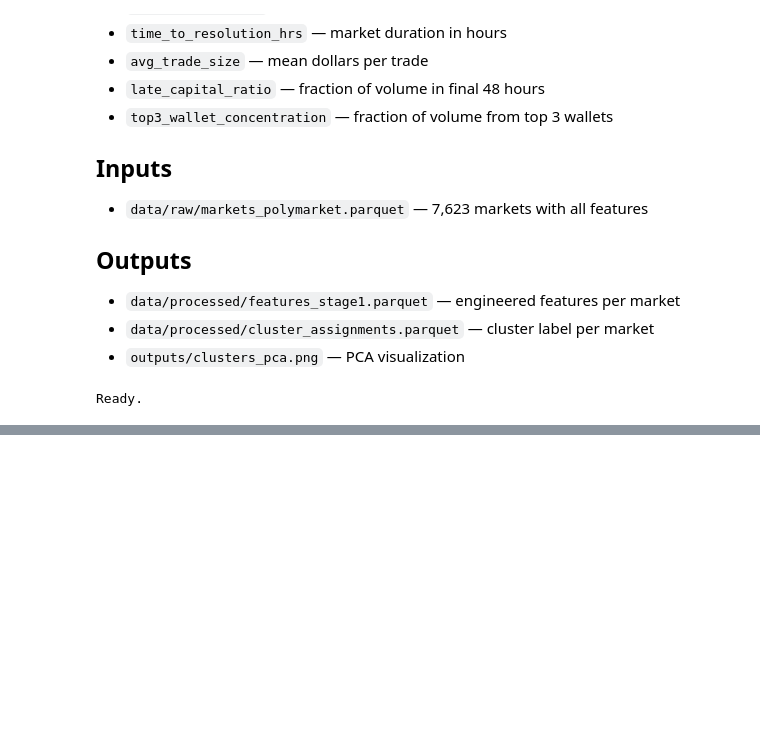
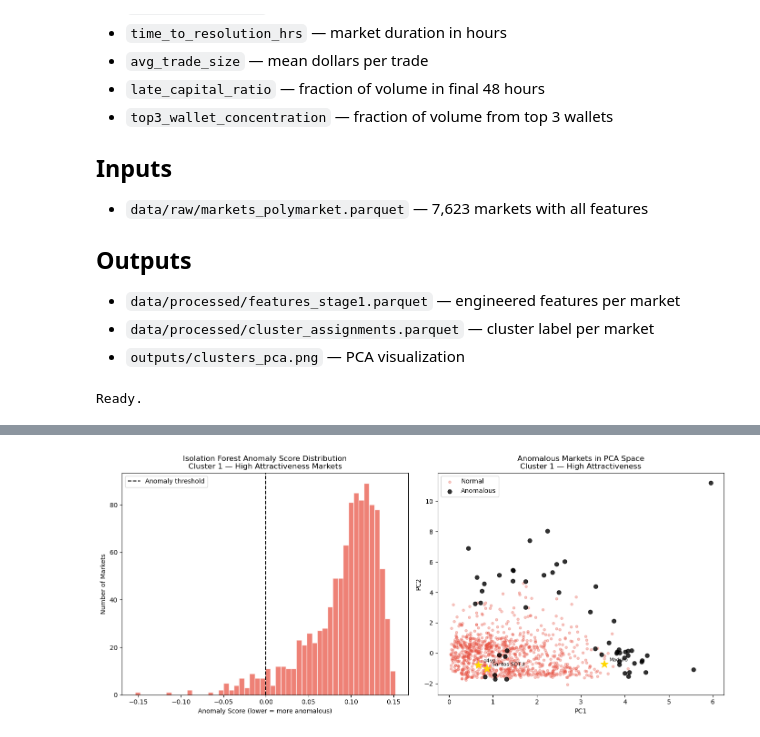
Before and after one commit to corbettbw/prediction-market-insider, a Jupyter notebook: notebooks/k_means_clustering.ipynb, the cells around one changed output, grey strips where cells are left out. Cells and saved outputs as stored; diff of their text form; code cells hidden in the pictures; blank space fills up the shorter version.

```diff
--- a/notebooks/k_means_clustering.ipynb
+++ b/notebooks/k_means_clustering.ipynb
@@ -297,27 +302,27 @@ Explained variance: 62.2%
 
 from sklearn.ensemble import IsolationForest
 
-# Filter to Cluster 0 markets only
-cluster0 = df[df["cluster"] == 0].copy()
+# Filter to Cluster 1 markets only
+cluster1 = df[df["cluster"] == 1].copy()
 
 # Feature set for Isolation Forest
-if_features = ["opening_price", "log_trading_intensity", "log_avg_trade_size",
+if_features = ["uncertainty", "log_trading_intensity", "log_avg_trade_size",
                "late_capital_ratio", "top3_wallet_concentration", "velocity_ratio"]
 
-X_if = scaler.transform(cluster0[if_features])
+X_if = scaler.transform(cluster1[if_features])
 
 # Run Isolation Forest
 iso = IsolationForest(n_estimators=100, contamination=0.05, random_state=42)
-cluster0["anomaly_score"] = iso.fit_predict(X_if)
-cluster0["anomaly_raw"] = iso.decision_function(X_if)
+cluster1["anomaly_score"] = iso.fit_predict(X_if)
+cluster1["anomaly_raw"] = iso.decision_function(X_if)
 
 # -1 = anomaly, 1 = normal
-print(f"Anomalies detected: {(cluster0['anomaly_score'] == -1).sum()}")
-print(f"Normal markets: {(cluster0['anomaly_score'] == 1).sum()}")
+print(f"Anomalies detected: {(cluster1['anomaly_score'] == -1).sum()}")
+print(f"Normal markets: {(cluster1['anomaly_score'] == 1).sum()}")
 
 # Show most anomalous markets
 print("\nAll anomalous markets:")
-print(cluster0.nsmallest(54, "anomaly_raw")[["question", "anomaly_raw", "velocity_ratio",
-    "late_capital_ratio", "opening_price", "avg_trade_size",
+print(cluster1.nsmallest(53, "anomaly_raw")[["question", "anomaly_raw", "velocity_ratio",
+    "late_capital_ratio", "uncertainty", "avg_trade_size",
     "top3_wallet_concentration"]].to_string())
 # %% [output]
@@ -352,0 +403,60 @@ Saved 54 anomalous markets
+# %%
+# Cell — Isolation Forest Visualization
+
+fig, axes = plt.subplots(1, 2, figsize=(14, 6))
+
+# Plot 1: Anomaly score distribution
+axes[0].hist(
+    cluster1["anomaly_raw"],
+    bins=50,
+    color="#e74c3c",
+    alpha=0.7,
+    edgecolor="white"
+)
+axes[0].axvline(x=0, color="black", linestyle="--", linewidth=1.5, label="Anomaly threshold")
+axes[0].set_xlabel("Anomaly Score (lower = more anomalous)")
+axes[0].set_ylabel("Number of Markets")
+axes[0].set_title("Isolation Forest Anomaly Score Distribution\nCluster 1 — High Attractiveness Markets")
+axes[0].legend()
+
+# Plot 2: PCA scatter with anomalies highlighted
+pca_cluster1 = X_pca[df["cluster"] == 1]
+anomaly_mask = cluster1["anomaly_score"] == -1
+
+axes[1].scatter(
+    pca_cluster1[~anomaly_mask, 0],
+    pca_cluster1[~anomaly_mask, 1],
+    c="#e74c3c", alpha=0.3, s=15, label="Normal"
+)
+axes[1].scatter(
+    pca_cluster1[anomaly_mask, 0],
+    pca_cluster1[anomaly_mask, 1],
+    c="black", alpha=0.8, s=40, label="Anomalous", zorder=5
+)
+
+# Label known insider markets
+known = {
+    "d4vd": "0xeaf59fcbf65e45abac0383dad483239d849e6d48d9eb2a6b3bf5cc1c7e9cf2ad",
+    "Maduro": cluster1[cluster1["question"].str.contains("Maduro in U.S. custody by January 31", case=False, na=False)].iloc[0]["market_id"],
+    "Santos SOTU": cluster1[cluster1["question"].str.contains("George Santos attend", case=False, na=False)].iloc[0]["market_id"]
+}
+
+for name, cid in known.items():
+    idx = df[df["market_id"] == cid].index
+    if len(idx) > 0:
+        i = df.index.get_loc(idx[0])
+        axes[1].scatter(X_pca[i, 0], X_pca[i, 1], c="gold", s=150, zorder=6, marker="*")
+        axes[1].annotate(name, (X_pca[i, 0], X_pca[i, 1]),
+                        textcoords="offset points", xytext=(8, 4), fontsize=8)
+
+axes[1].set_xlabel("PC1")
+axes[1].set_ylabel("PC2")
+axes[1].set_title("Anomalous Markets in PCA Space\nCluster 1 — High Attractiveness")
+axes[1].legend()
+
+plt.tight_layout()
+plt.savefig("../outputs/isolation_forest.png", dpi=150)
+plt.show()
+print("Saved to ../outputs/isolation_forest.png")
+# %% [output]
+[figure, added]
```
Also changed, not shown: parts of 11 cells of this notebook, 1 other file.
